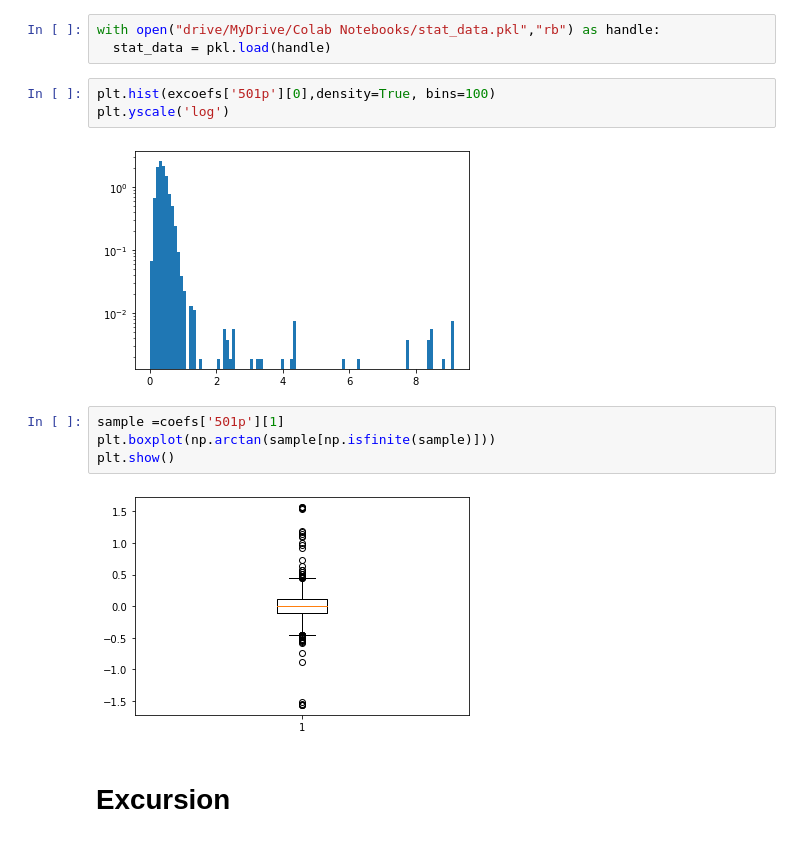
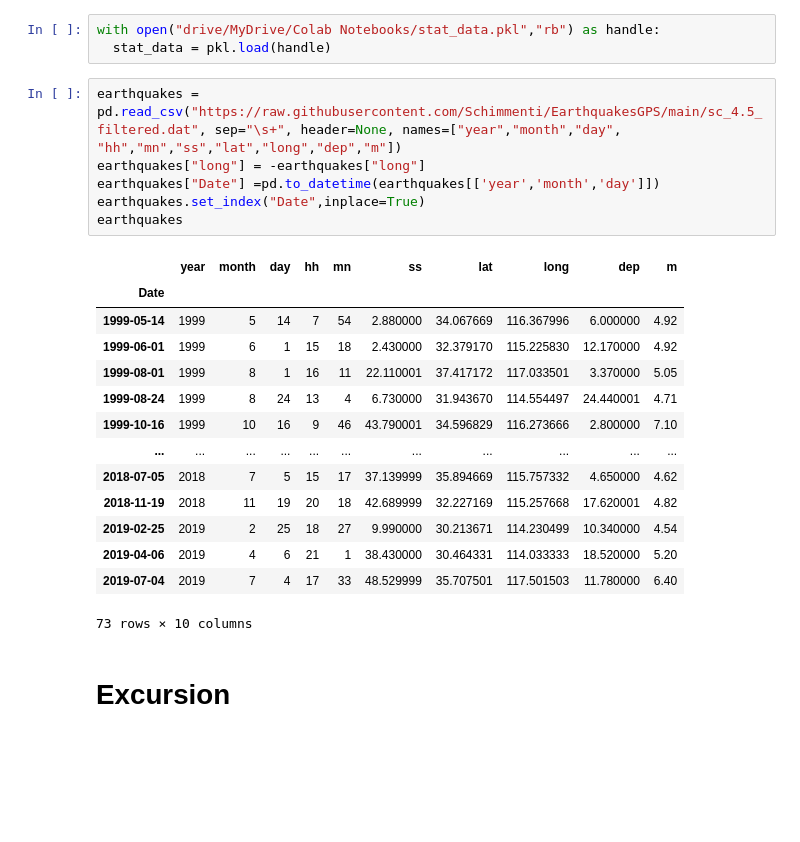
Before and after one commit to Schimmenti/EarthquakesGPS, a Jupyter notebook: Dataset.ipynb, the cells around one changed output. Drawn from its saved outputs; the diff is of its cells as text; blank space fills up the shorter version.

```diff
--- a/Dataset.ipynb
+++ b/Dataset.ipynb
@@ -117,17 +117,27 @@ with open("drive/MyDrive/Colab Notebooks/ex_T_W=%i.pkl"%W,"rb") as handle:
 # %%
 with open("drive/MyDrive/Colab Notebooks/stat_data.pkl","rb") as handle:
   stat_data = pkl.load(handle)
-# %%
-plt.hist(excoefs['501p'][0],density=True, bins=100)
-plt.yscale('log')
-# %% [output]
-[figure, removed]
-# %%
-sample =coefs['501p'][1]
-plt.boxplot(np.arctan(sample[np.isfinite(sample)]))
-plt.show()
-# %% [output]
-[figure, removed]
+# %%
+earthquakes = pd.read_csv("https://raw.githubusercontent.com/Schimmenti/EarthquakesGPS/main/sc_4.5_filtered.dat", sep="\s+", header=None, names=["year","month","day", "hh","mn","ss","lat","long","dep","m"])
+earthquakes["long"] = -earthquakes["long"]
+earthquakes["Date"] =pd.to_datetime(earthquakes[['year','month','day']])
+earthquakes.set_index("Date",inplace=True)
+earthquakes
+# %% [output]
+|  | year | month | day | hh | mn | ss | lat | long | dep | m |
+| Date |  |  |  |  |  |  |  |  |  |  |
+| 1999-05-14 | 1999 | 5 | 14 | 7 | 54 | 2.880000 | 34.067669 | 116.367996 | 6.000000 | 4.92 |
+| 1999-06-01 | 1999 | 6 | 1 | 15 | 18 | 2.430000 | 32.379170 | 115.225830 | 12.170000 | 4.92 |
+| 1999-08-01 | 1999 | 8 | 1 | 16 | 11 | 22.110001 | 37.417172 | 117.033501 | 3.370000 | 5.05 |
+| 1999-08-24 | 1999 | 8 | 24 | 13 | 4 | 6.730000 | 31.943670 | 114.554497 | 24.440001 | 4.71 |
+| 1999-10-16 | 1999 | 10 | 16 | 9 | 46 | 43.790001 | 34.596829 | 116.273666 | 2.800000 | 7.10 |
+| ... | ... | ... | ... | ... | ... | ... | ... | ... | ... | ... |
+| 2018-07-05 | 2018 | 7 | 5 | 15 | 17 | 37.139999 | 35.894669 | 115.757332 | 4.650000 | 4.62 |
+| 2018-11-19 | 2018 | 11 | 19 | 20 | 18 | 42.689999 | 32.227169 | 115.257668 | 17.620001 | 4.82 |
+| 2019-02-25 | 2019 | 2 | 25 | 18 | 27 | 9.990000 | 30.213671 | 114.230499 | 10.340000 | 4.54 |
+| 2019-04-06 | 2019 | 4 | 6 | 21 | 1 | 38.430000 | 30.464331 | 114.033333 | 18.520000 | 5.20 |
+| 2019-07-04 | 2019 | 7 | 4 | 17 | 33 | 48.529999 | 35.707501 | 117.501503 | 11.780000 | 6.40 |
+73 rows × 10 columns
 # %% [markdown]
 # Excursion
 # %%
```
Also changed, not shown: parts of 6 cells of this notebook.
